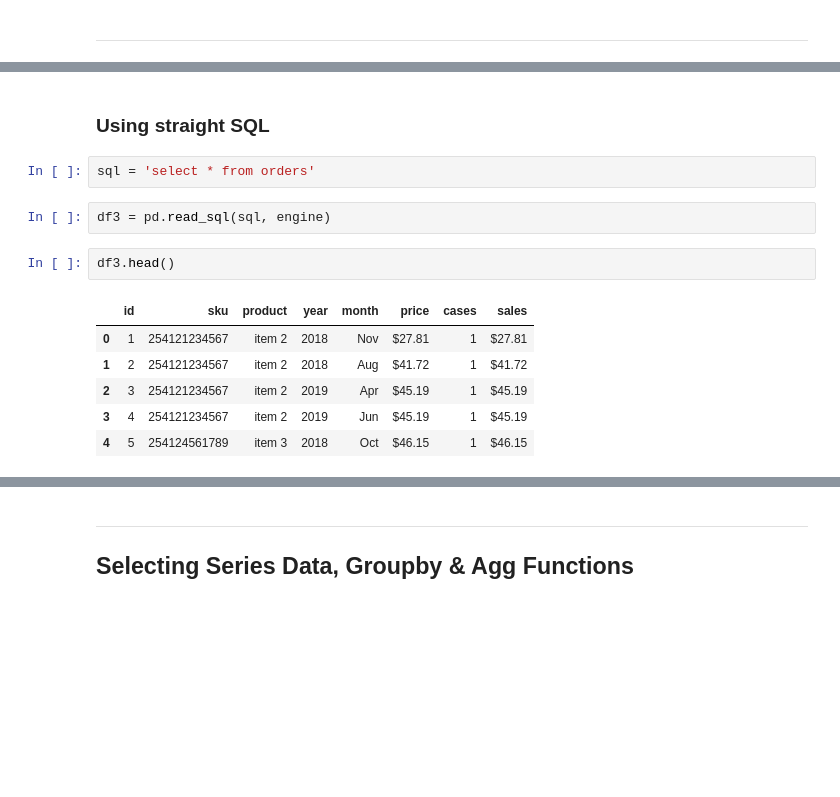
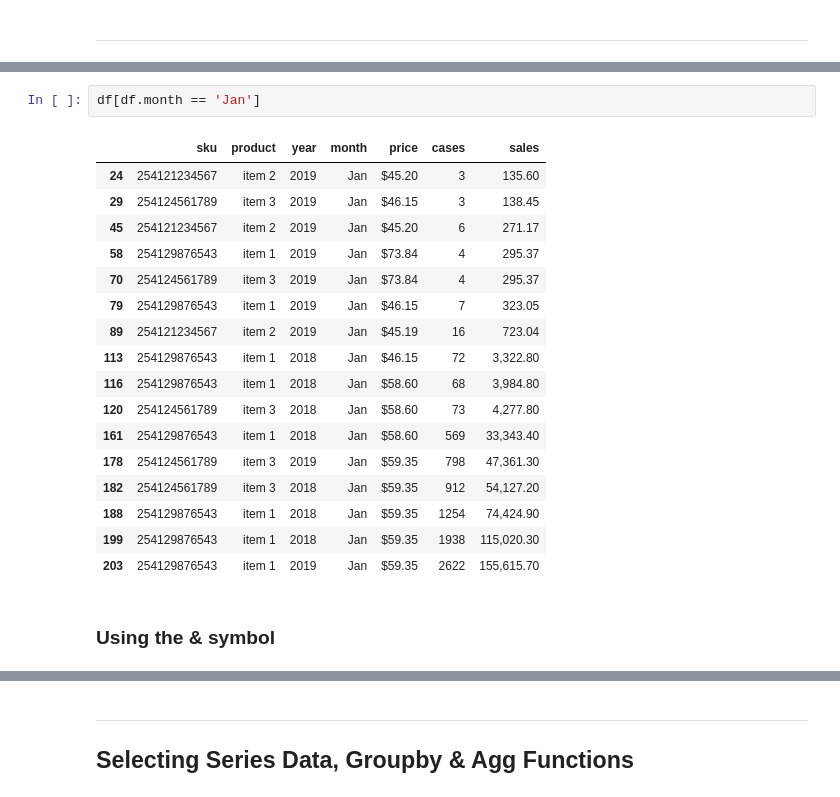
Before and after one commit to DennisMeek/FayettePy-data-science, a Jupyter notebook: 2. pandas-basics.ipynb, the cells around one changed output, grey strips where cells are left out. Saved outputs shown, nothing was run; the diff lists cells and outputs as text; blank space fills up the shorter version.

```diff
--- a/2. pandas-basics.ipynb
+++ b/2. pandas-basics.ipynb
@@ -74,15 +142,22 @@ engine = create_engine('postgresql+psycopg2://postgres:postgres@localhost/fayett
+# %%
+df[df.month == 'Jan']
+# %% [output]
+|  | sku | product | year | month | price | cases | sales |
+| 24 | 254121234567 | item 2 | 2019 | Jan | $45.20 | 3 | 135.60 |
+| 29 | 254124561789 | item 3 | 2019 | Jan | $46.15 | 3 | 138.45 |
+| 45 | 254121234567 | item 2 | 2019 | Jan | $45.20 | 6 | 271.17 |
+| 58 | 254129876543 | item 1 | 2019 | Jan | $73.84 | 4 | 295.37 |
+| 70 | 254124561789 | item 3 | 2019 | Jan | $73.84 | 4 | 295.37 |
+| 79 | 254129876543 | item 1 | 2019 | Jan | $46.15 | 7 | 323.05 |
+| 89 | 254121234567 | item 2 | 2019 | Jan | $45.19 | 16 | 723.04 |
+| 113 | 254129876543 | item 1 | 2018 | Jan | $46.15 | 72 | 3,322.80 |
+| 116 | 254129876543 | item 1 | 2018 | Jan | $58.60 | 68 | 3,984.80 |
+| 120 | 254124561789 | item 3 | 2018 | Jan | $58.60 | 73 | 4,277.80 |
+| 161 | 254129876543 | item 1 | 2018 | Jan | $58.60 | 569 | 33,343.40 |
+| 178 | 254124561789 | item 3 | 2019 | Jan | $59.35 | 798 | 47,361.30 |
+| 182 | 254124561789 | item 3 | 2018 | Jan | $59.35 | 912 | 54,127.20 |
+| 188 | 254129876543 | item 1 | 2018 | Jan | $59.35 | 1254 | 74,424.90 |
+| 199 | 254129876543 | item 1 | 2018 | Jan | $59.35 | 1938 | 115,020.30 |
+| 203 | 254129876543 | item 1 | 2019 | Jan | $59.35 | 2622 | 155,615.70 |
 # %% [markdown]
-### Using straight SQL
+### Using the & symbol
-# %%
-sql = 'select * from orders'
-# %%
-df3 = pd.read_sql(sql, engine)
-# %%
-df3.head()
-# %% [output]
-|  | id | sku | product | year | month | price | cases | sales |
-| 0 | 1 | 254121234567 | item 2 | 2018 | Nov | $27.81 | 1 | $27.81 |
-| 1 | 2 | 254121234567 | item 2 | 2018 | Aug | $41.72 | 1 | $41.72 |
-| 2 | 3 | 254121234567 | item 2 | 2019 | Apr | $45.19 | 1 | $45.19 |
-| 3 | 4 | 254121234567 | item 2 | 2019 | Jun | $45.19 | 1 | $45.19 |
-| 4 | 5 | 254124561789 | item 3 | 2018 | Oct | $46.15 | 1 | $46.15 |
```
Also changed, not shown: parts of 22 cells of this notebook, 2 other files.
